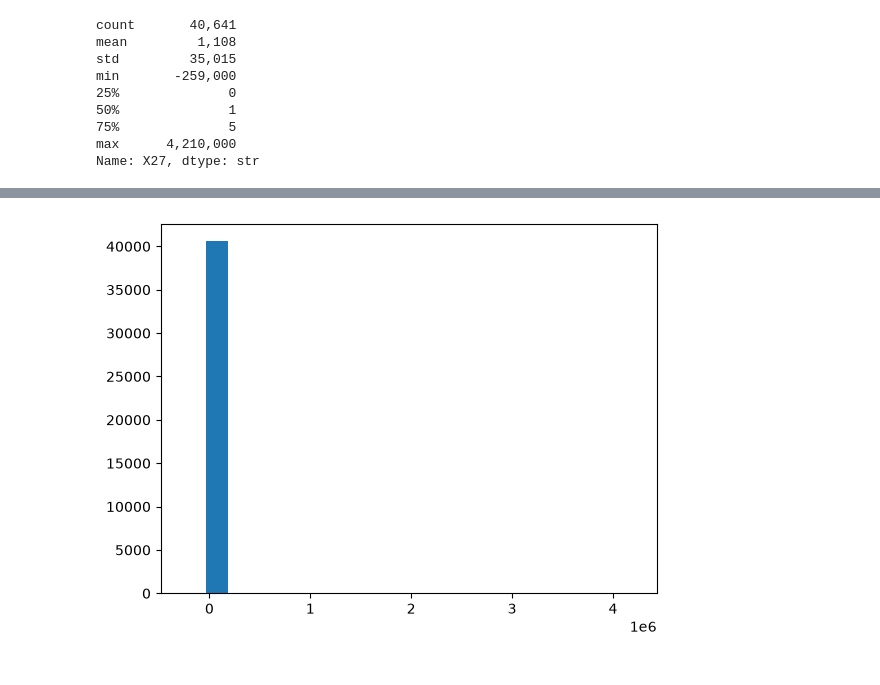
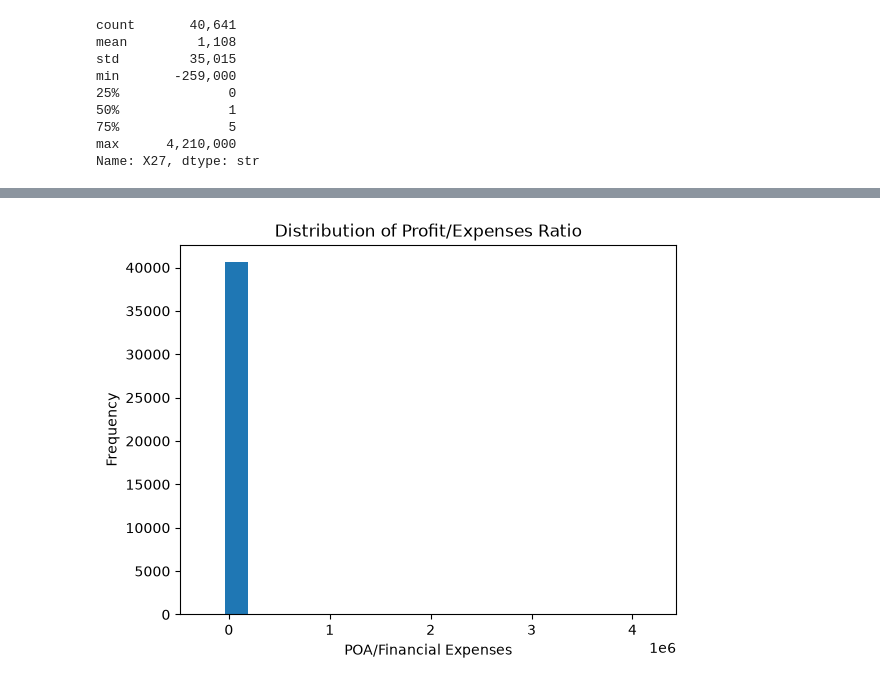
Before and after one commit to MohamedMohsen20501990/bankruptsy_in_poland_binary_classification, a Jupyter notebook: notebooks/main.ipynb, the cells around one changed output, grey strips where cells are left out. Cells and saved outputs as stored; diff of their text form; code cells hidden in the pictures.

```diff
--- a/notebooks/main.ipynb
+++ b/notebooks/main.ipynb
@@ -98,4 +100,7 @@ Name: X27, dtype: str
 # %%
-plt.hist(df["X27"], bins=20);
+plt.hist(df["X27"], bins=20)
+plt.xlabel("POA/Financial Expenses")
+plt.ylabel("Frequency")
+plt.title("Distribution of Profit/Expenses Ratio");
 # %% [output]
-[figure, old version]
+[figure, new version]
```
Also changed, not shown: parts of 23 cells of this notebook, 1 other file.
